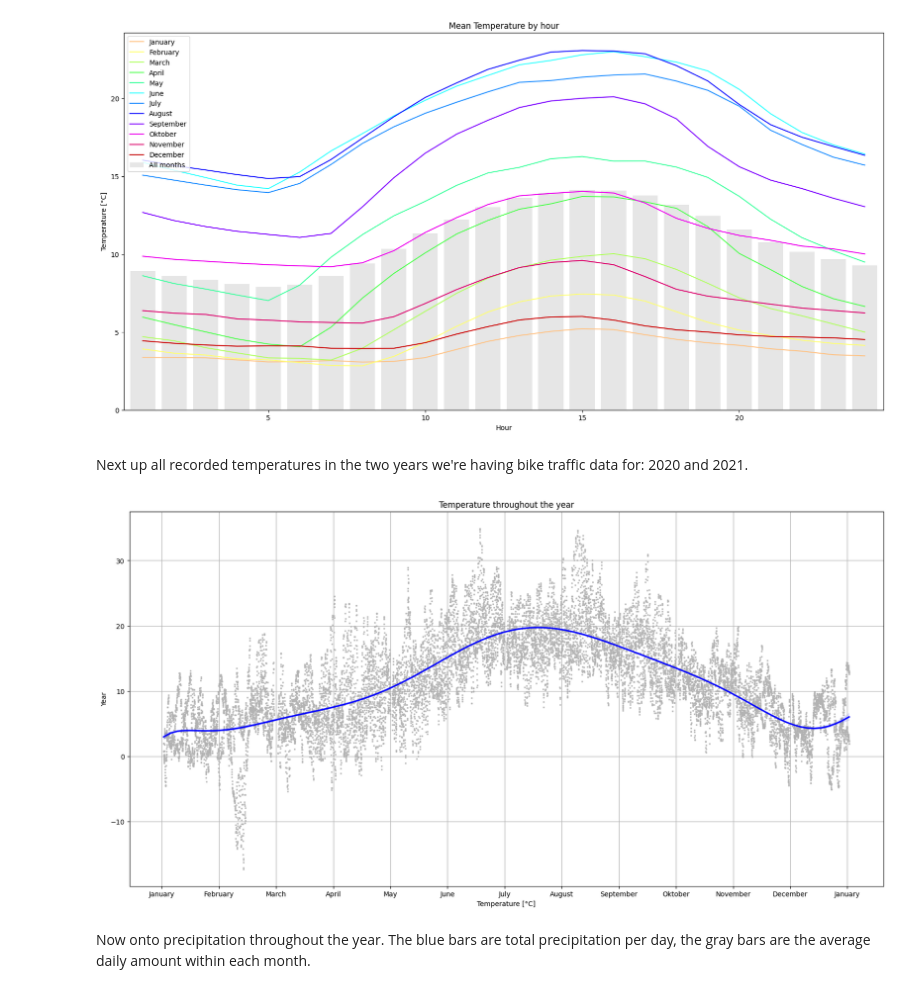
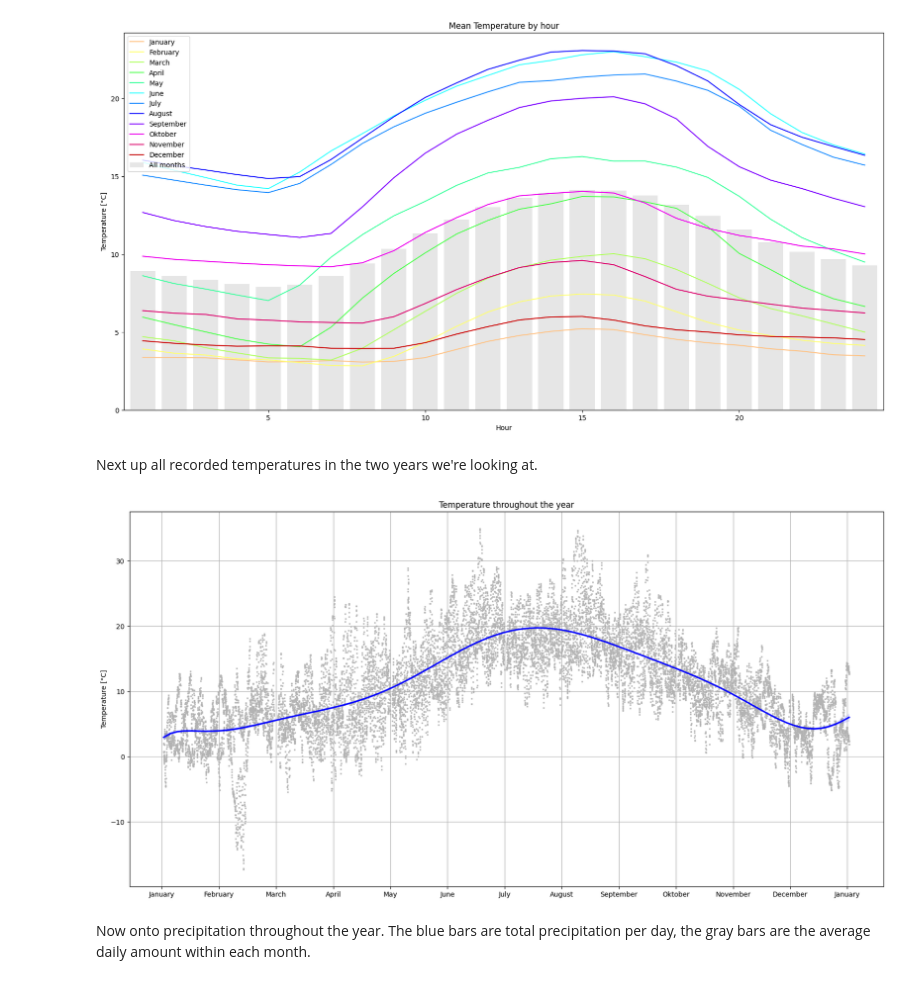
Before and after one commit to maanex/2023-amse, a Jupyter notebook: project/report.ipynb, the cells around one changed output. Saved outputs shown, nothing was run; the diff lists cells and outputs as text; code cells hidden in the pictures.

```diff
--- a/project/report.ipynb
+++ b/project/report.ipynb
@@ -214,21 +261,21 @@ plt.show()
 # %% [output]
 [figure]
 # %% [markdown]
-Next up all recorded temperatures in the two years we're having bike traffic data for: 2020 and 2021.
+Next up all recorded temperatures in the two years we're looking at.
 # %%
 plt.figure(figsize=(20, 10))
 
 data = weather[filter_is_right_year].groupby('date_noyear', as_index=False).mean()
 plt.xticks([ x*31*24 for x in range(1, 14) ], [*month_names, month_names[0]])
 sns.regplot(x=data['date_noyear_c'], y=data['temp_tt_tu'], marker=',', color='blue', order=10, ci=90, scatter_kws={'s':1, 'color':'.7'})
 
-plt.xlabel("Year")
+plt.xlabel("")
 plt.ylabel("Temperature [°C]")
 plt.title("Temperature throughout the year")
 plt.grid(True)
 plt.show()
 # %% [output]
-[figure, old version]
+[figure, new version]
 # %% [markdown]
 Now onto precipitation throughout the year. The blue bars are total precipitation per day, the gray bars are the average daily amount within each month.
 # %%
```
Also changed, not shown: parts of 34 cells of this notebook, 2 other files.
